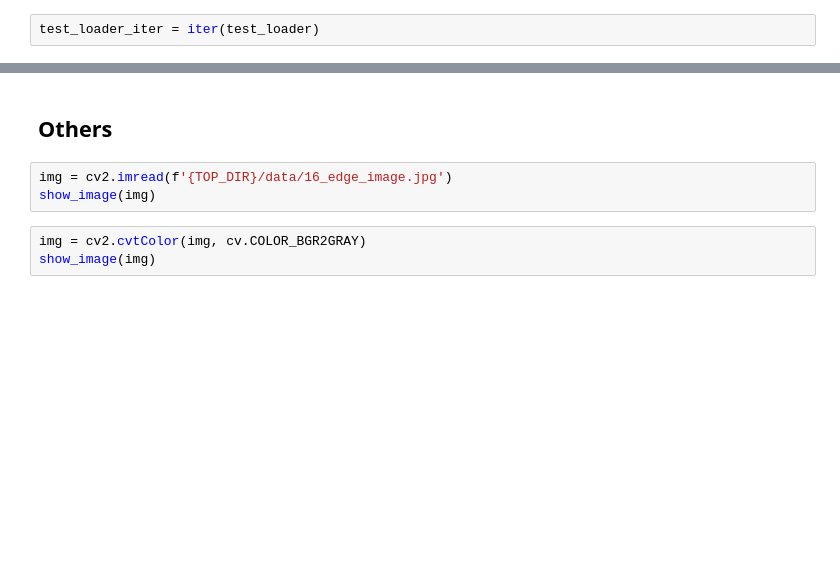
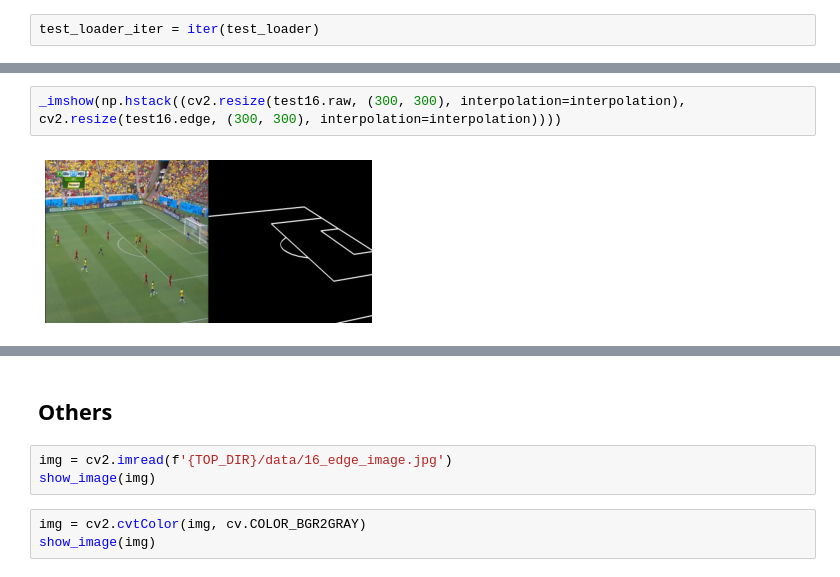
Before and after one commit to qrsforever/hzcsbet, a Jupyter notebook: docs/notebooks/SCCvSD.ipynb, the cells around one changed output, grey strips where cells are left out. Cells and saved outputs as stored; diff of their text form; blank space fills up the shorter version.

```diff
--- a/docs/notebooks/SCCvSD.ipynb
+++ b/docs/notebooks/SCCvSD.ipynb
@@ -2019,0 +2137,4 @@ grid_image.shape, grid_pil_image.convert('L').show()
+# %%
+_imshow(np.hstack((cv2.resize(test16.raw, (300, 300), interpolation=interpolation), cv2.resize(test16.edge, (300, 300), interpolation=interpolation))))
+# %% [output]
+[figure, added]
```
Also changed, not shown: parts of 71 cells of this notebook.
